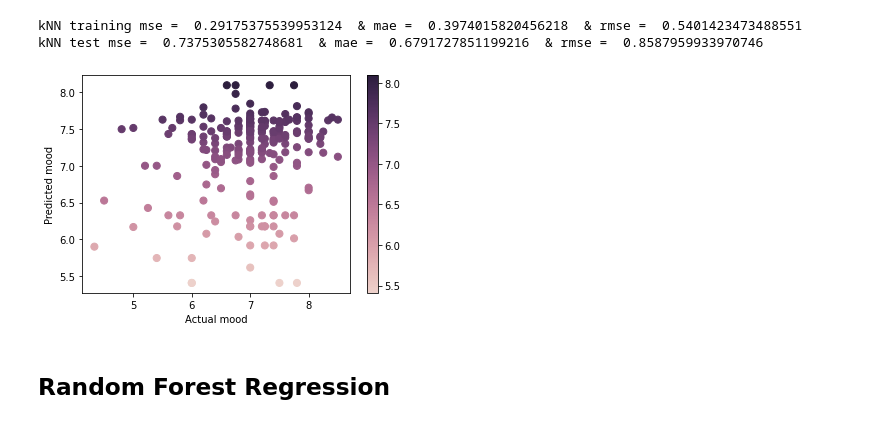
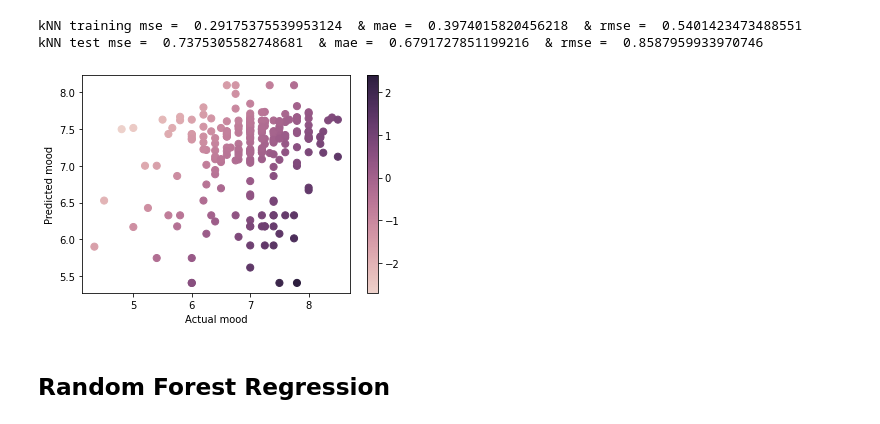
Before and after one commit to wiebetimmers/datamining, a Jupyter notebook: EDA2+classification+models+ARIMA.ipynb, the cells around one changed output. Saved outputs shown, nothing was run; the diff lists cells and outputs as text; code cells hidden in the pictures.

```diff
--- a/EDA2+classification+models+ARIMA.ipynb
+++ b/EDA2+classification+models+ARIMA.ipynb
@@ -329,13 +320,14 @@ kNN test mse =  0.7375305582748681  & mae =  0.6791727851199216  & rmse =  0.858
 # %%
 cmap = sns.cubehelix_palette(as_cmap=True)
 f, ax = plt.subplots()
-points = ax.scatter(y_test, test_preds, c=test_preds, s=50, cmap=cmap)
+difference = np.subtract(y_test.values, test_preds)
+points = ax.scatter(y_test, test_preds, c=difference, s=50, cmap=cmap)
 ax.set_xlabel('Actual mood')
 ax.set_ylabel('Predicted mood')
 f.colorbar(points)
 plt.show()
 # %% [output]
-[figure, old version]
+[figure, new version]
 # %% [markdown]
 ## Random Forest Regression
 # %%
```
Also changed, not shown: parts of 11 cells of this notebook.
